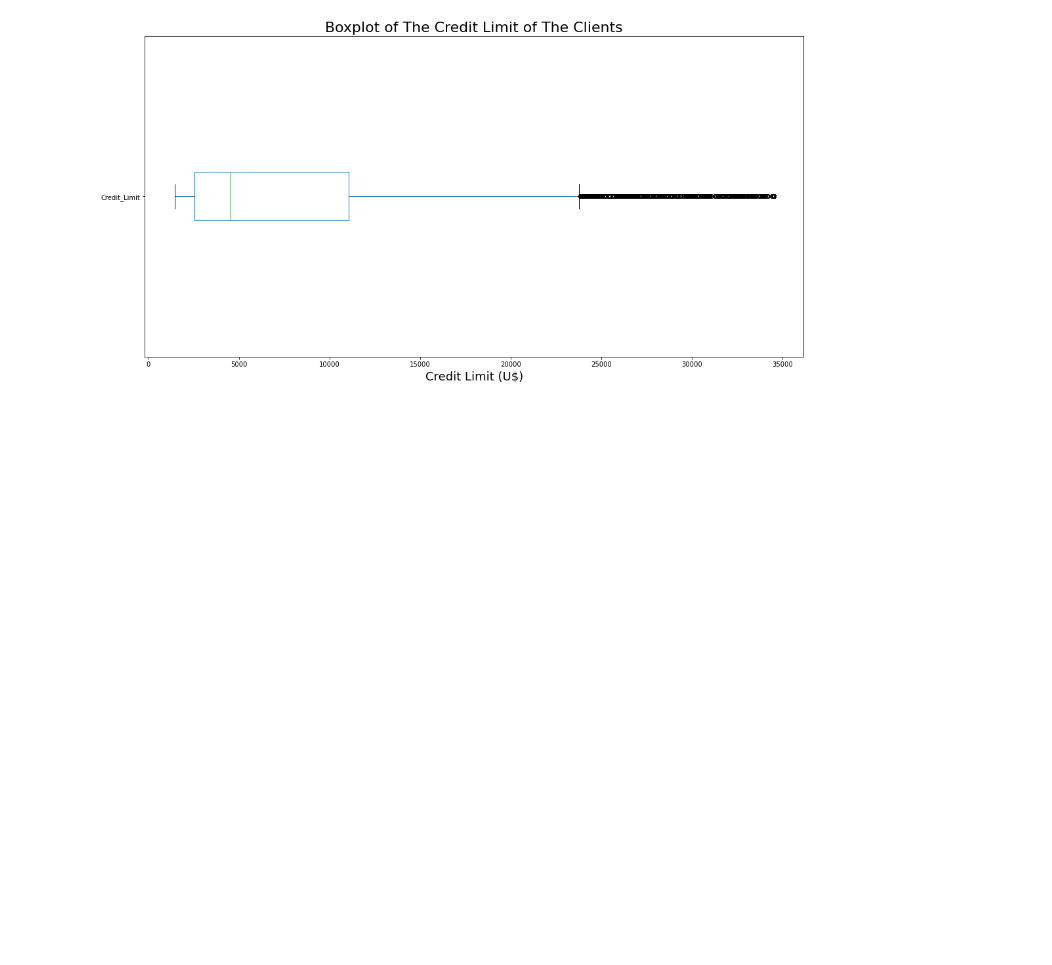
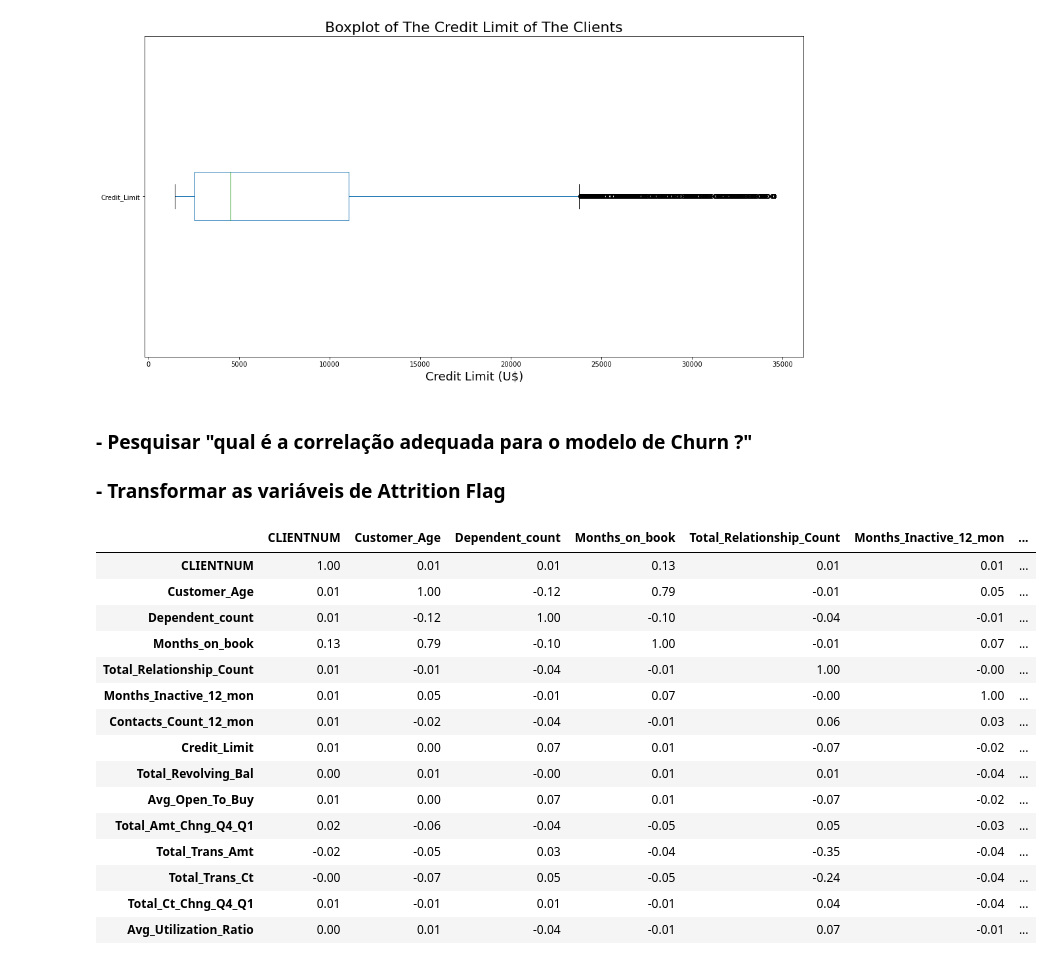
Before and after one commit to ClauPD/RiskAnalysis, a Jupyter notebook: Churn Analysis in Banking Institution.ipynb, the cells around one changed output. Cells and saved outputs as stored; diff of their text form; code cells hidden in the pictures; blank space fills up the shorter version.

```diff
--- a/Churn Analysis in Banking Institution.ipynb
+++ b/Churn Analysis in Banking Institution.ipynb
@@ -99,3 +99,25 @@ plt.xlabel('Credit Limit (U$)', fontsize=(18))
 plt.show()
 # %% [output]
 [figure]
+# %% [markdown]
+### - Pesquisar "qual é a correlação adequada para o modelo de Churn ?"
+### - Transformar as variáveis de Attrition Flag
+# %%
+data.corr() .round(2)
+# %% [output]
+|  | CLIENTNUM | Customer_Age | Dependent_count | Months_on_book | Total_Relationship_Count | Months_Inactive_12_mon | ... |
+| CLIENTNUM | 1.00 | 0.01 | 0.01 | 0.13 | 0.01 | 0.01 | ... |
+| Customer_Age | 0.01 | 1.00 | -0.12 | 0.79 | -0.01 | 0.05 | ... |
+| Dependent_count | 0.01 | -0.12 | 1.00 | -0.10 | -0.04 | -0.01 | ... |
+| Months_on_book | 0.13 | 0.79 | -0.10 | 1.00 | -0.01 | 0.07 | ... |
+| Total_Relationship_Count | 0.01 | -0.01 | -0.04 | -0.01 | 1.00 | -0.00 | ... |
+| Months_Inactive_12_mon | 0.01 | 0.05 | -0.01 | 0.07 | -0.00 | 1.00 | ... |
+| Contacts_Count_12_mon | 0.01 | -0.02 | -0.04 | -0.01 | 0.06 | 0.03 | ... |
+| Credit_Limit | 0.01 | 0.00 | 0.07 | 0.01 | -0.07 | -0.02 | ... |
+| Total_Revolving_Bal | 0.00 | 0.01 | -0.00 | 0.01 | 0.01 | -0.04 | ... |
+| Avg_Open_To_Buy | 0.01 | 0.00 | 0.07 | 0.01 | -0.07 | -0.02 | ... |
+| Total_Amt_Chng_Q4_Q1 | 0.02 | -0.06 | -0.04 | -0.05 | 0.05 | -0.03 | ... |
+| Total_Trans_Amt | -0.02 | -0.05 | 0.03 | -0.04 | -0.35 | -0.04 | ... |
+| Total_Trans_Ct | -0.00 | -0.07 | 0.05 | -0.05 | -0.24 | -0.04 | ... |
+| Total_Ct_Chng_Q4_Q1 | 0.01 | -0.01 | 0.01 | -0.01 | 0.04 | -0.04 | ... |
+| Avg_Utilization_Ratio | 0.00 | 0.01 | -0.04 | -0.01 | 0.07 | -0.01 | ... |
```
Also changed, not shown: parts of 3 cells of this notebook.
